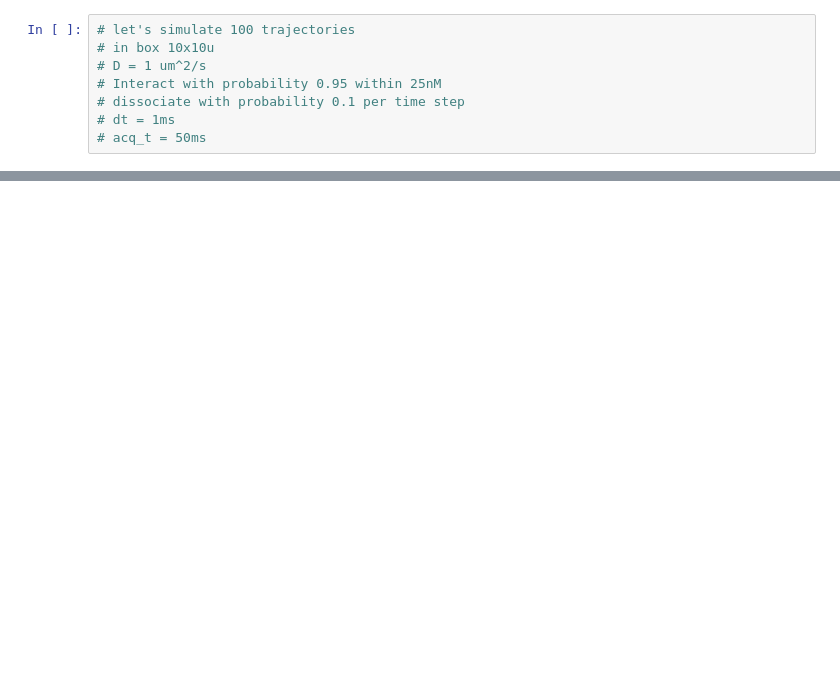
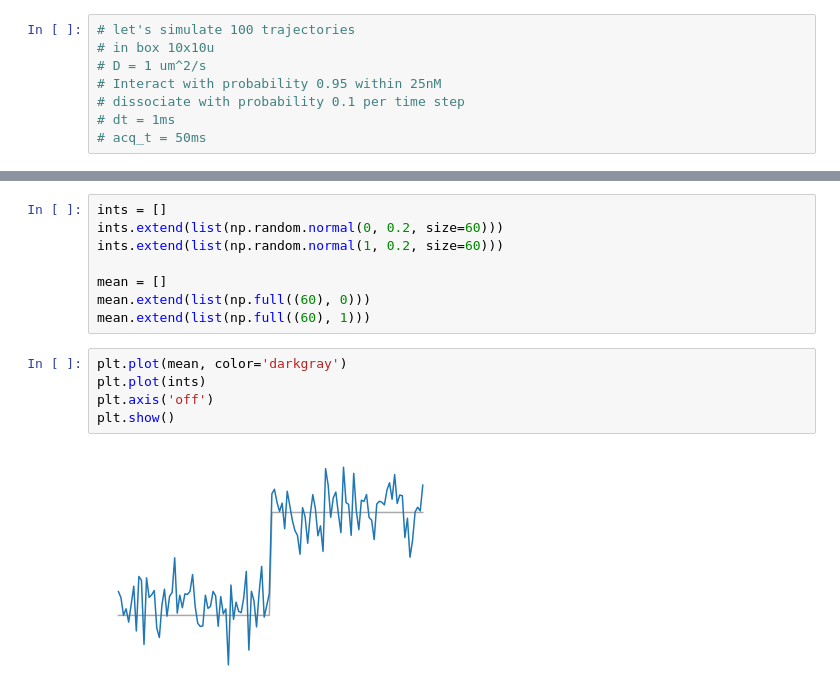
Before and after one commit to mileswhen/gillessa, a Jupyter notebook: 20210512.ipynb, the cells around one changed output, grey strips where cells are left out. Drawn from its saved outputs; the diff is of its cells as text; blank space fills up the shorter version.

```diff
--- a/20210512.ipynb
+++ b/20210512.ipynb
@@ -80,0 +222,15 @@ plt.show()
+# %%
+ints = []
+ints.extend(list(np.random.normal(0, 0.2, size=60)))
+ints.extend(list(np.random.normal(1, 0.2, size=60)))
+
+mean = []
+mean.extend(list(np.full((60), 0)))
+mean.extend(list(np.full((60), 1)))
+# %%
+plt.plot(mean, color='darkgray')
+plt.plot(ints)
+plt.axis('off')
+plt.show()
+# %% [output]
+[figure, added]
```
Also changed, not shown: parts of 9 cells of this notebook, 2 other files.
